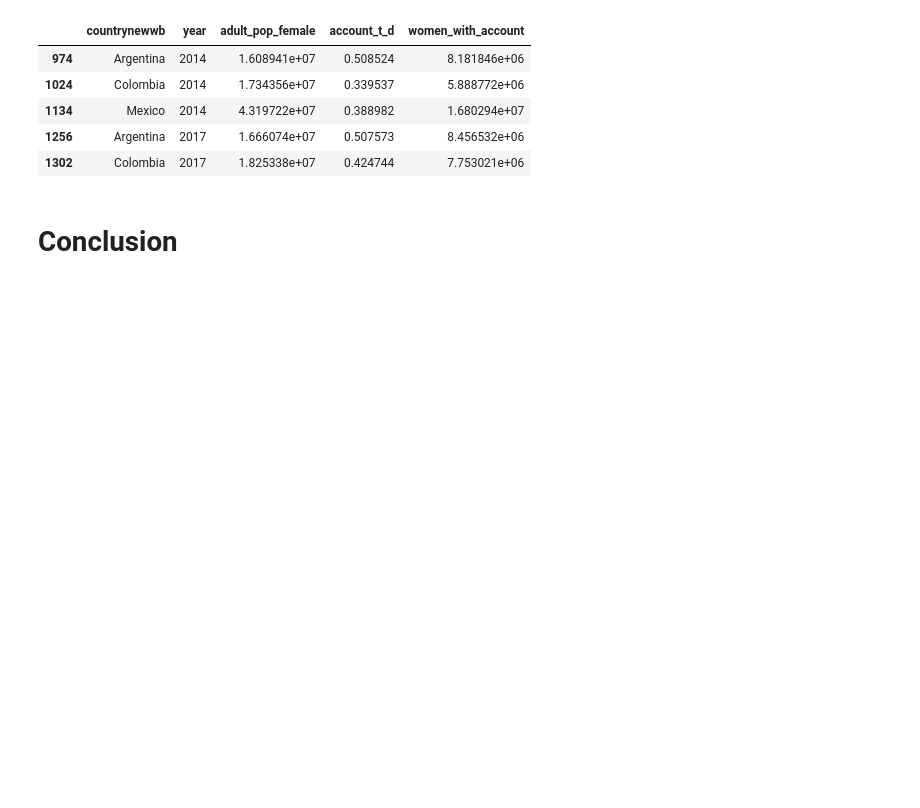
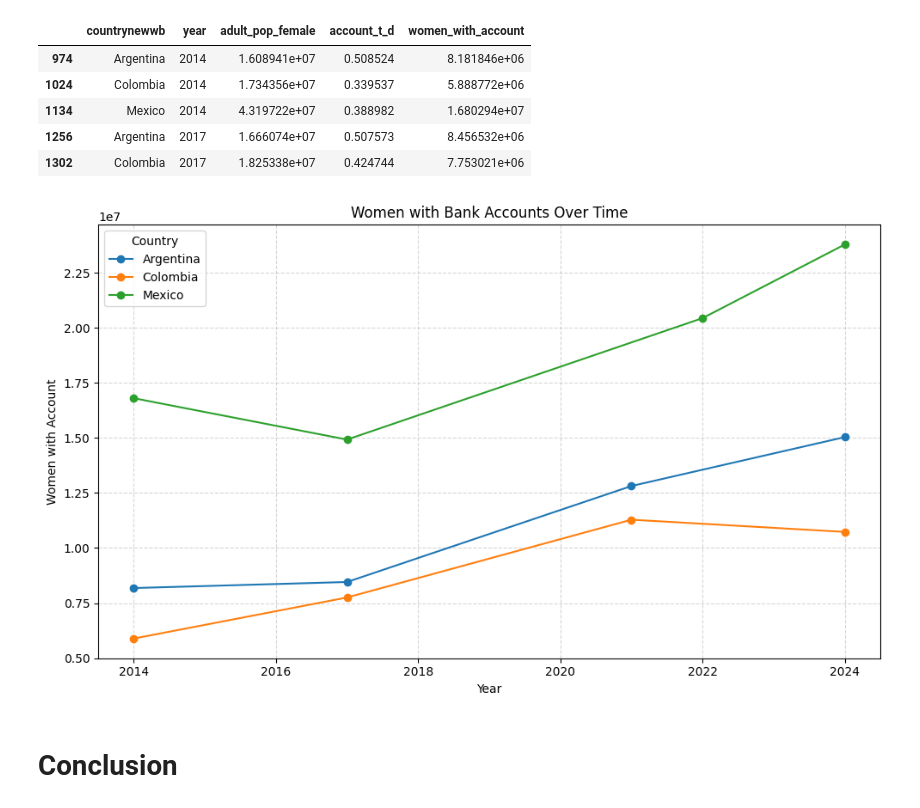
Before and after one commit to Anana2314/Anana2314.github.io, a Jupyter notebook: Project_2.ipynb, the cells around one changed output. Drawn from its saved outputs; the diff is of its cells as text; code cells hidden in the pictures; blank space fills up the shorter version.

```diff
--- a/Project_2.ipynb
+++ b/Project_2.ipynb
@@ -132,28 +132,25 @@ women[["countrynewwb","year","adult_pop_female","account_t_d","women_with_accoun
 countries = ["Argentina", "Mexico", "Colombia"]
 women_sub = women[women["countrynewwb"].isin(countries)].copy()
 # %%
-import plotly.express as px
+import matplotlib.pyplot as plt
 
-fig = px.line(
-    women_sub,
-    x="year",
-    y="women_with_account",
-    color="countrynewwb",
-    title="Women with Bank Accounts Over Time",
-    markers=True
-)
+plt.figure(figsize=(10, 6))
 
-fig.update_layout(
-    title={
-        "text": "Women with Bank Accounts Over Time",
-        "x": 0.5,
-        "xanchor": "center"
-    },
-    xaxis_title="Year",
-    yaxis_title="Women with Account"
-)
+for country in women_sub["countrynewwb"].unique():
+    sub = women_sub[women_sub["countrynewwb"] == country]
+    plt.plot(sub["year"], sub["women_with_account"], marker="o", label=country)
 
-fig.show()
+plt.title("Women with Bank Accounts Over Time")
+plt.xlabel("Year")
+plt.ylabel("Women with Account")
+plt.legend(title="Country")
+plt.grid(True, linestyle="--", alpha=0.5)
+
+plt.tight_layout()
+plt.savefig("images/women_accounts_over_time.png", dpi=300)
+plt.show()
+# %% [output]
+[figure, added]
 # %% [markdown]
 # Conclusion
 # %% [markdown]
```
Also changed, not shown: parts of 1 cell of this notebook, 1 other file.
